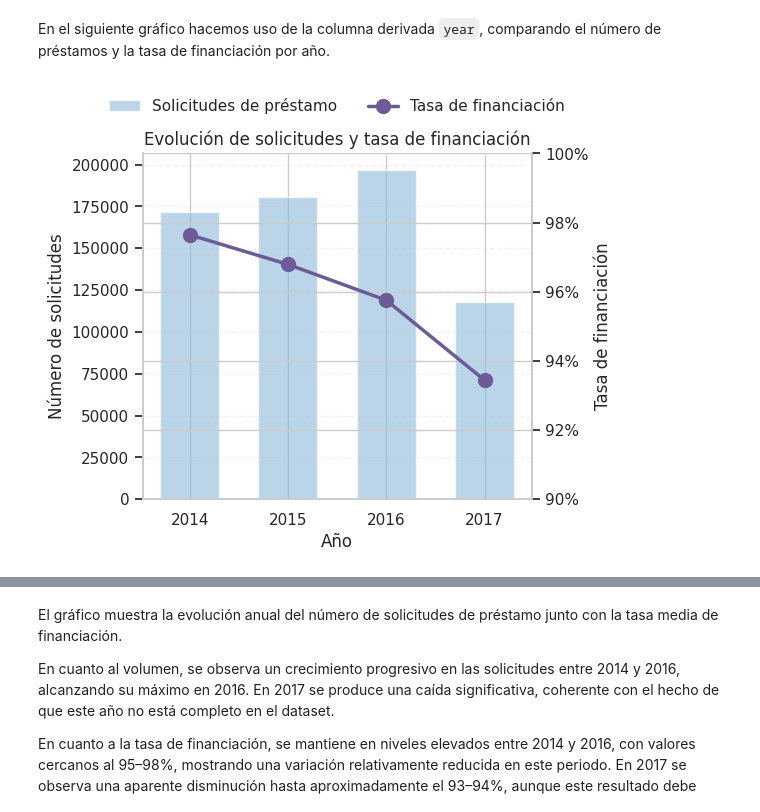
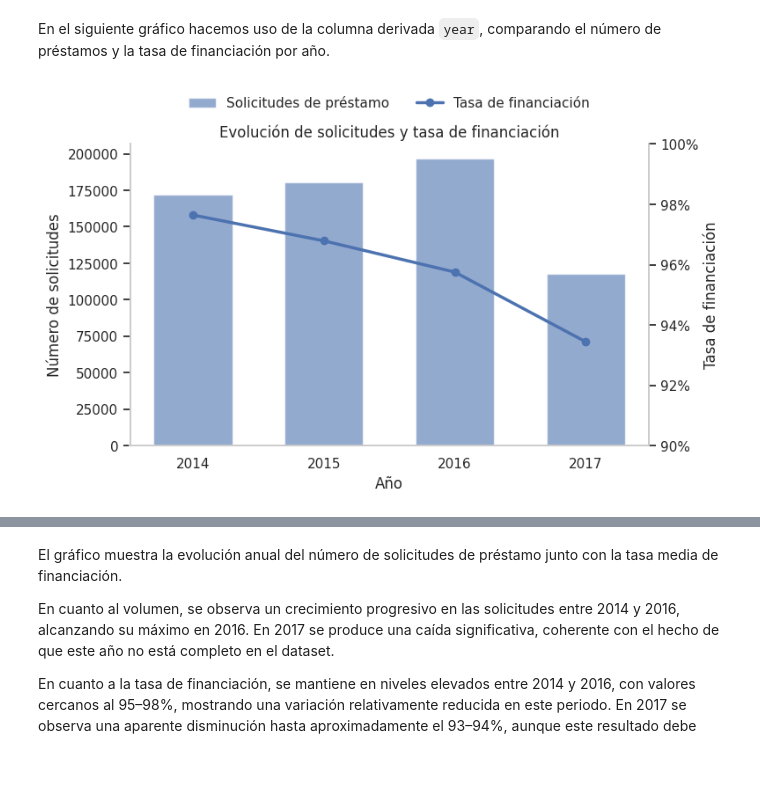
Before and after one commit to Bootcamp-DA-P2/proyecto2-procesamiento-y-limpieza-de-datos-python, a Jupyter notebook: data_cleaning_kiva.ipynb, the cells around one changed output, grey strips where cells are left out. Saved outputs shown, nothing was run; the diff lists cells and outputs as text; code cells hidden in the pictures; blank space fills up the shorter version.

```diff
--- a/data_cleaning_kiva.ipynb
+++ b/data_cleaning_kiva.ipynb
@@ -283,0 +270,17 @@ Estos aspectos se revisarán en la fase de limpieza, donde se decidirá si deben
+# %%
+# Se crea una figura  para visualizar de forma individual la distribución de las principales variables numéricas.
+# Se recorre cada una de las columnas seleccionadas y se genera un boxplot para cada una.
+# Se aplica una escala logarítmica al eje X para mejorar la visualización de los valores extremos.
+
+num_cols = ['loan_amount', 'funded_amount', 'term_in_months', 'lender_count']
+
+fig, axes = plt.subplots(2, 2, figsize=(10,8))
+
+for i, col in enumerate(num_cols):
+    ax = axes[i//2, i%2]
+    sns.boxplot(x=df_kiva[col], ax=ax)
+    ax.set_xscale('log')
+    ax.set_title(col)
+
+plt.tight_layout()
+plt.show()
@@ -1118,69 +1285,49 @@ year_requests = df_kiva['year'].value_counts().sort_index()
 df_kiva['funding_ratio'] = df_kiva['funded_amount'] / df_kiva['loan_amount']
 year_funding = df_kiva.groupby('year')['funding_ratio'].mean()
 # %%
-fig, ax1 = plt.subplots(figsize=(6,5))
+fig, ax1 = plt.subplots(figsize=(8,5))
 
-bar_color = "#8FB9D9"
-line_color = "#6D5B97"
+# Barras: solicitudes
+bars = ax1.bar(year_requests.index, year_requests.values,
+               width=0.6, alpha=0.6, label='Solicitudes de préstamo')
 
-# Barras → solicitudes
-bars = ax1.bar(year_requests.index,
-               year_requests.values,
-               width=0.6,
-               alpha=0.6,
-               color=bar_color,
-               label='Solicitudes de préstamo')
+ax1.set_xlabel('Año')
+ax1.set_ylabel('Número de solicitudes')
+ax1.set_xticks(year_requests.index)
 
-ax1.set_ylabel('Número de solicitudes')
-ax1.set_xlabel('Año')
-
-# Línea → tasa de financiación
+# Línea: tasa de financiación
 ax2 = ax1.twinx()
-line, = ax2.plot(year_funding.index,
-                 year_funding.values,
-                 marker='o',
-                 markersize=10,
-                 linewidth=2.5,
-                 color=line_color,
+line, = ax2.plot(year_funding.index, year_funding.values,
+                 marker='o', linewidth=2.5,
                  label='Tasa de financiación')
 
 ax2.set_ylabel('Tasa de financiación')
+ax2.set_ylim(0.9, 1.0)
+ax2.yaxis.set_major_formatter(lambda y, _: f'{y*100:.0f}%')
 
-# Escala coherente
-ax2.set_ylim(0.9, 1.0)
-
-# Formato porcentaje
-ax2.yaxis.set_major_formatter(
-    plt.FuncFormatter(lambda y, _: f'{y*100:.0f}%')
-)
+# Sin cuadrícula
+ax1.grid(False)
+ax2.grid(False)
 
 # Título
 plt.title('Evolución de solicitudes y tasa de financiación')
 
-# Ejes
-plt.xticks(year_requests.index)
-
-# Grid suave
-ax1.grid(axis='y', linestyle='--', alpha=0.2)
-
-# Estética limpia
-ax1.spines['top'].set_visible(False)
-ax2.spines['top'].set_visible(False)
-
-# Leyenda arriba del gráfico
-ax1.legend(handles=[bars, line],
+# Leyenda
+ax1.legend([bars, line],
+           ['Solicitudes de préstamo', 'Tasa de financiación'],
            loc='upper center',
            bbox_to_anchor=(0.5, 1.20),
            ncol=2,
            frameon=False)
 
-# Ajuste de espacio superior
-plt.subplots_adjust(top=0.85)
+# Eliminación de bordes
+ax1.spines['top'].set_visible(False)
+ax2.spines['top'].set_visible(False)
 
 plt.tight_layout()
 plt.show()
 # %% [output]
-[figure, old version]
+[figure, new version]
 # %%
 # Se revisan los últimos registros temporales del dataset
 df_kiva['date'].sort_values().tail()
```
Also changed, not shown: parts of 144 cells of this notebook.
